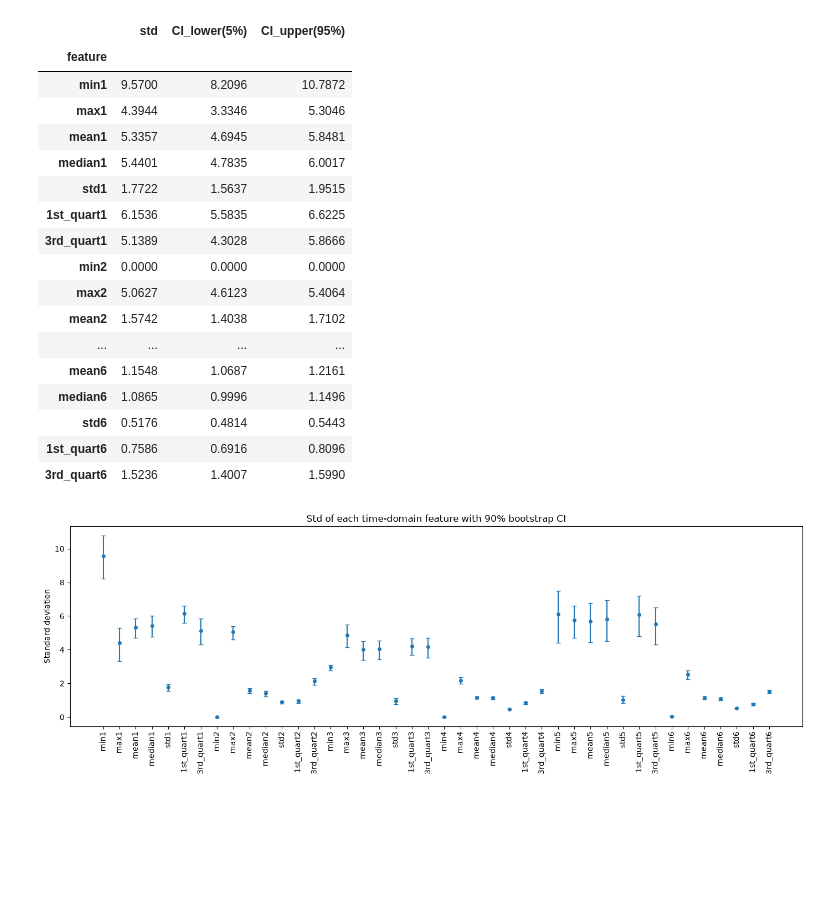
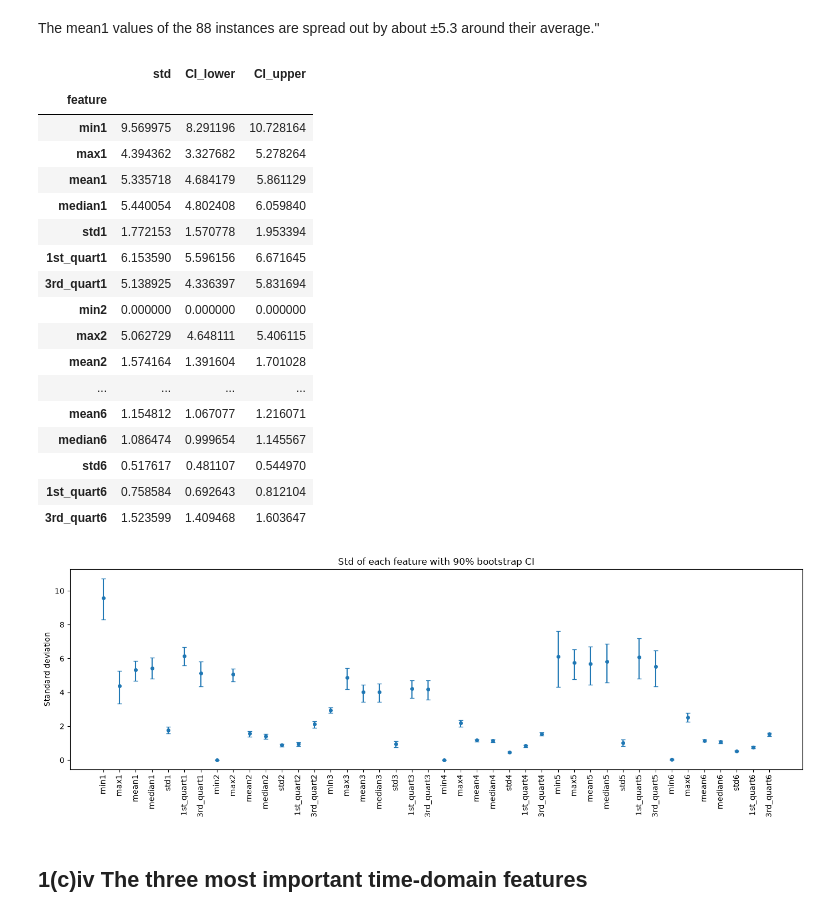
Before and after one commit to nimnusmik/Kim_Seonmin_HW3, a Jupyter notebook: code/Kim_Seonmin_HW3.ipynb, the cells around one changed output. Saved outputs shown, nothing was run; the diff lists cells and outputs as text; code cells hidden in the pictures; blank space fills up the shorter version.

```diff
--- a/code/Kim_Seonmin_HW3.ipynb
+++ b/code/Kim_Seonmin_HW3.ipynb
@@ -152,0 +186,17 @@ For each of the 42 extracted features, we estimate its standard deviation across
+# %%
+import numpy as np
+rng = np.random.default_rng(42)
+
+def bootstrap_ci_std(values, n_boot=1000):
+    stds = []
+    for _ in range(n_boot):
+
+        sample = rng.choice(values, size=len(values), replace=True)
+        stds.append(sample.std(ddof=1))
+
+    return np.percentile(stds, 5), np.percentile(stds, 95)
+
+
+v = feature_df["mean1"].to_numpy()
+print(v.std(ddof=1))
+print(bootstrap_ci_std(v))
@@ -153,56 +206,53 @@ For each of the 42 extracted features, we estimate its standard deviation across
+# %% [markdown]
+The mean1 values of the 88 instances are spread out by about ±5.3 around their average."
 # %%
-N_BOOT = 1000
+rows = []
 
+for col in feature_df.columns.drop("activity"):
 
-def bootstrap_ci_std(values, n_boot=N_BOOT, alpha=0.10):
-    values = np.asarray(values)
-    idx = rng.integers(0, len(values), size=(n_boot, len(values)))
-    boot_stds = values[idx].std(axis=1, ddof=1)
-    lo, hi = np.percentile(boot_stds, [100 * alpha / 2, 100 * (1 - alpha / 2)])
-    return lo, hi
-
-
-rows = []
-for col in feature_df.columns.drop("activity"):
     v = feature_df[col].to_numpy()
     lo, hi = bootstrap_ci_std(v)
-    rows.append({"feature": col, "std": v.std(ddof=1), "CI_lower(5%)": lo, "CI_upper(95%)": hi})
 
-std_ci = pd.DataFrame(rows).set_index("feature").round(4)
+    rows.append({"feature": col, "std": v.std(ddof=1),
+                 "CI_lower": lo, "CI_upper": hi})
+
+std_ci = pd.DataFrame(rows).set_index("feature")
 std_ci
 # %% [output]
-|  | std | CI_lower(5%) | CI_upper(95%) |
+|  | std | CI_lower | CI_upper |
 | feature |  |  |  |
-| min1 | 9.5700 | 8.2096 | 10.7872 |
-| max1 | 4.3944 | 3.3346 | 5.3046 |
-| mean1 | 5.3357 | 4.6945 | 5.8481 |
-| median1 | 5.4401 | 4.7835 | 6.0017 |
-| std1 | 1.7722 | 1.5637 | 1.9515 |
-| 1st_quart1 | 6.1536 | 5.5835 | 6.6225 |
-| 3rd_quart1 | 5.1389 | 4.3028 | 5.8666 |
-| min2 | 0.0000 | 0.0000 | 0.0000 |
-| max2 | 5.0627 | 4.6123 | 5.4064 |
-| mean2 | 1.5742 | 1.4038 | 1.7102 |
+| min1 | 9.569975 | 8.291196 | 10.728164 |
+| max1 | 4.394362 | 3.327682 | 5.278264 |
+| mean1 | 5.335718 | 4.684179 | 5.861129 |
+| median1 | 5.440054 | 4.802408 | 6.059840 |
+| std1 | 1.772153 | 1.570778 | 1.953394 |
+| 1st_quart1 | 6.153590 | 5.596156 | 6.671645 |
+| 3rd_quart1 | 5.138925 | 4.336397 | 5.831694 |
+| min2 | 0.000000 | 0.000000 | 0.000000 |
+| max2 | 5.062729 | 4.648111 | 5.406115 |
+| mean2 | 1.574164 | 1.391604 | 1.701028 |
 | ... | ... | ... | ... |
-| mean6 | 1.1548 | 1.0687 | 1.2161 |
-| median6 | 1.0865 | 0.9996 | 1.1496 |
-| std6 | 0.5176 | 0.4814 | 0.5443 |
-| 1st_quart6 | 0.7586 | 0.6916 | 0.8096 |
-| 3rd_quart6 | 1.5236 | 1.4007 | 1.5990 |
+| mean6 | 1.154812 | 1.067077 | 1.216071 |
+| median6 | 1.086474 | 0.999654 | 1.145567 |
+| std6 | 0.517617 | 0.481107 | 0.544970 |
+| 1st_quart6 | 0.758584 | 0.692643 | 0.812104 |
+| 3rd_quart6 | 1.523599 | 1.409468 | 1.603647 |
 # %%
 import matplotlib.pyplot as plt
 
 fig, ax = plt.subplots(figsize=(14, 5))
-x = np.arange(len(std_ci))
+x = range(len(std_ci))
 ax.errorbar(x, std_ci["std"],
-            yerr=[std_ci["std"] - std_ci["CI_lower(5%)"], std_ci["CI_upper(95%)"] - std_ci["std"]],
+            yerr=[std_ci["std"] - std_ci["CI_lower"], std_ci["CI_upper"] - std_ci["std"]],
             fmt="o", ms=4, capsize=3)
 ax.set_xticks(x)
 ax.set_xticklabels(std_ci.index, rotation=90)
 ax.set_ylabel("Standard deviation")
-ax.set_title("Std of each time-domain feature with 90% bootstrap CI")
+ax.set_title("Std of each feature with 90% bootstrap CI")
 plt.tight_layout()
 plt.show()
 # %% [output]
-[figure, old version]
+[figure, new version]
+# %% [markdown]
+## 1(c)iv The three most important time-domain features
 # %% [markdown]
```
Also changed, not shown: parts of 25 cells of this notebook.
